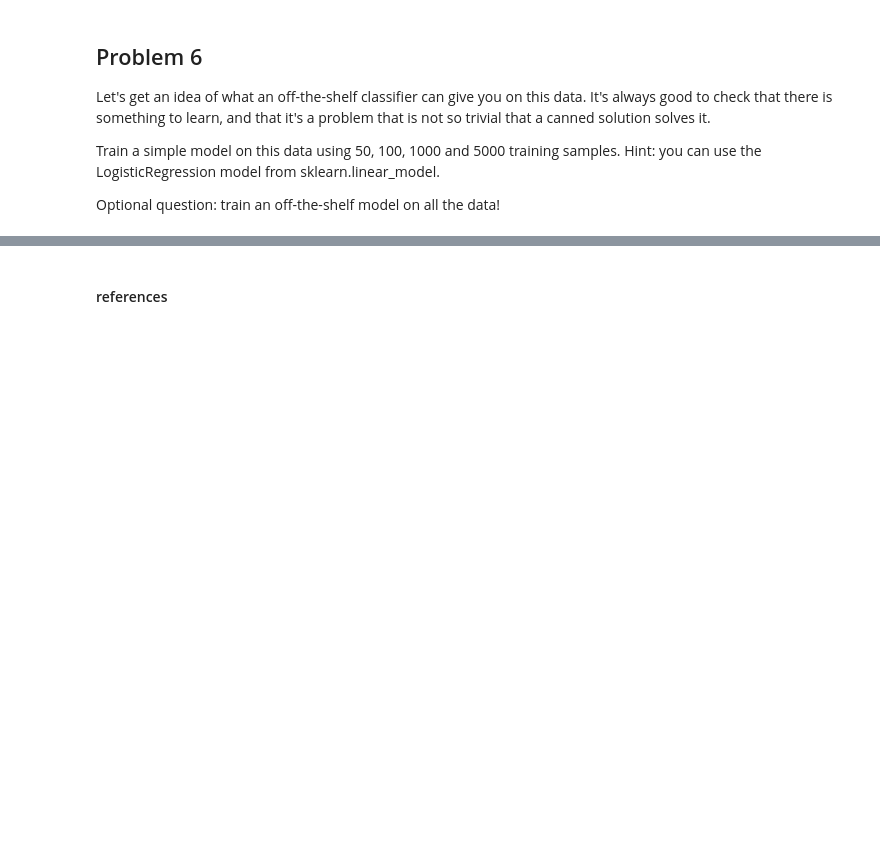
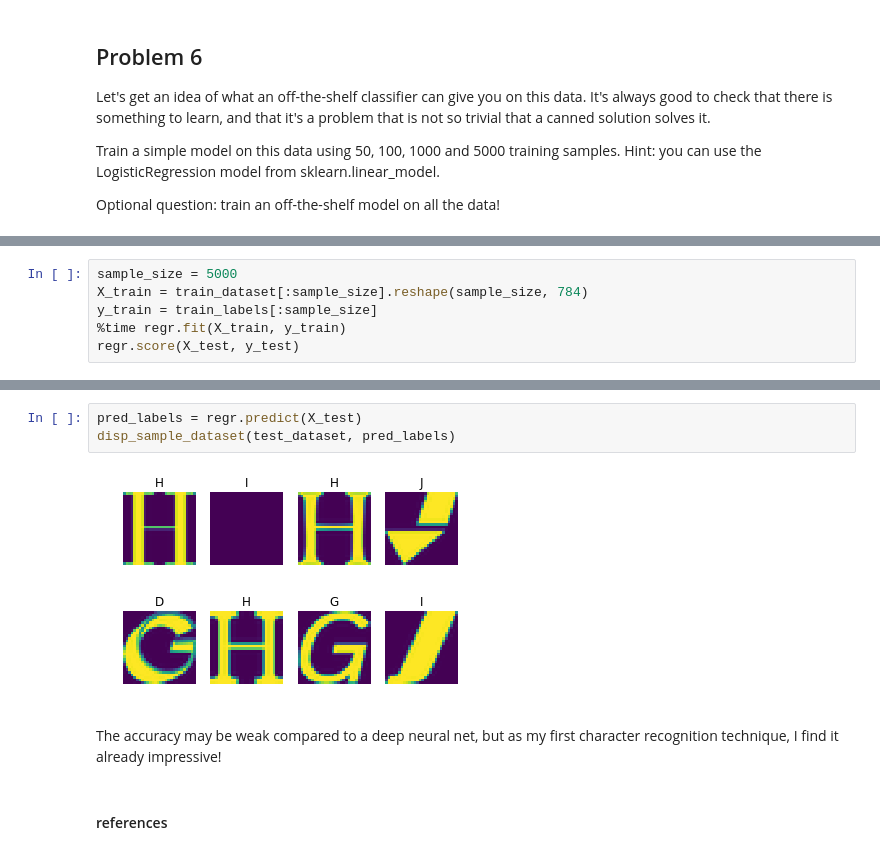
Before and after one commit to patadadeburro/deep_learning_uda730, a Jupyter notebook: assignement_1.ipynb, the cells around one changed output, grey strips where cells are left out. Cells and saved outputs as stored; diff of their text form; blank space fills up the shorter version.

```diff
--- a/assignement_1.ipynb
+++ b/assignement_1.ipynb
@@ -870,0 +926,6 @@ Optional question: train an off-the-shelf model on all the data!
+# %%
+sample_size = 5000
+X_train = train_dataset[:sample_size].reshape(sample_size, 784)
+y_train = train_labels[:sample_size]
+%time regr.fit(X_train, y_train)
+regr.score(X_test, y_test)
@@ -871,3 +945,10 @@ Optional question: train an off-the-shelf model on all the data!
+# %%
+pred_labels = regr.predict(X_test)
+disp_sample_dataset(test_dataset, pred_labels)
+# %% [output]
+[figure, added]
+# %% [markdown]
+The accuracy may be weak compared to a deep neural net, but as my first character recognition technique, I find it already impressive!
 # %% [markdown]
 #### references
 # %% [markdown]
```
Also changed, not shown: parts of 33 cells of this notebook.
